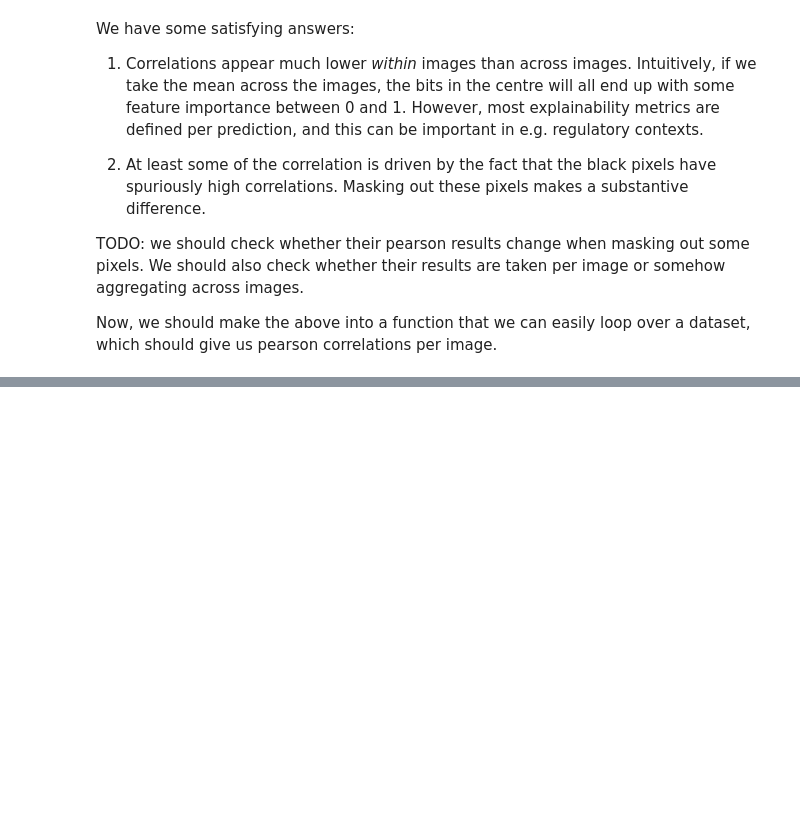
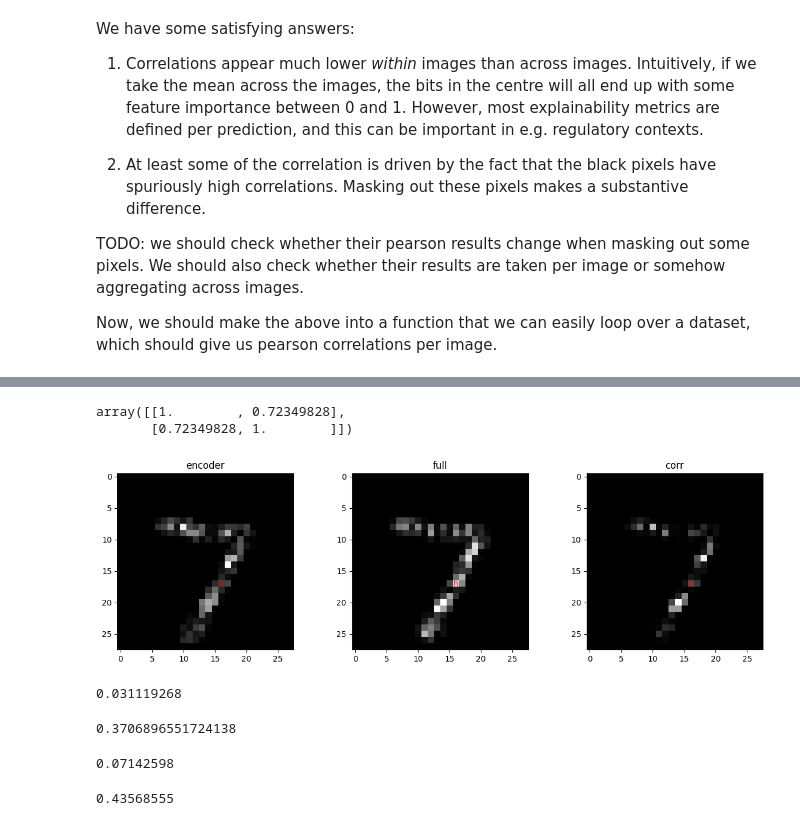
Before and after one commit to jwagenbach/FACT, a Jupyter notebook: extensions/generate_encoder_vs_decoder_correlations.ipynb, the cells around one changed output, grey strips where cells are left out. Saved outputs shown, nothing was run; the diff lists cells and outputs as text; code cells hidden in the pictures; blank space fills up the shorter version.

```diff
--- a/extensions/generate_encoder_vs_decoder_correlations.ipynb
+++ b/extensions/generate_encoder_vs_decoder_correlations.ipynb
@@ -254,0 +310,34 @@ plt.hist(rhos, bins=50)
+# %%
+i = 0
+
+X, y = test_dataset[i]
+X = X.squeeze()
+a_enc_i = encoder_attributions[i].squeeze()
+a_full_i = pipeline_attributions[i].squeeze()
+a_dec_i = decoder_attributions[i].squeeze()
+
+#  Compute similarity in this image
+(np.corrcoef(a_enc_i.flatten(), a_full_i.flatten()))
+# %% [output]
+array([[1.        , 0.72349828],
+       [0.72349828, 1.        ]])
+# %%
+fig, ax = plt.subplots(1, 3, figsize=[15, 4])
+ax[0].imshow(a_enc_i, cmap='gray')
+ax[0].set_title('encoder')
+
+ax[1].imshow(a_full_i, cmap='gray')
+ax[1].set_title('full')
+
+ax[2].imshow(a_full_i*a_enc_i, cmap='gray')
+ax[2].set_title('corr')
+
+k, l = 16, 17
+for i in range(len(ax)):
+    ax[i].text(k, l, 'h', c='red', ha='center',va='center')
+# %% [output]
+[figure, added]
+# %%
+(a_full_i*a_enc_i)[k, l]
+# %% [output]
+0.031119268
@@ -254,0 +349,12 @@ plt.hist(rhos, bins=50)
+# %%
+(all_corrs > (a_full_i*a_enc_i)[k, l]).sum()/len(all_corrs)
+# %% [output]
+0.3706896551724138
+# %%
+a_full_i[k, l]
+# %% [output]
+0.07142598
+# %%
+a_enc_i[k, l]
+# %% [output]
+0.43568555
```
Also changed, not shown: parts of 25 cells of this notebook.
